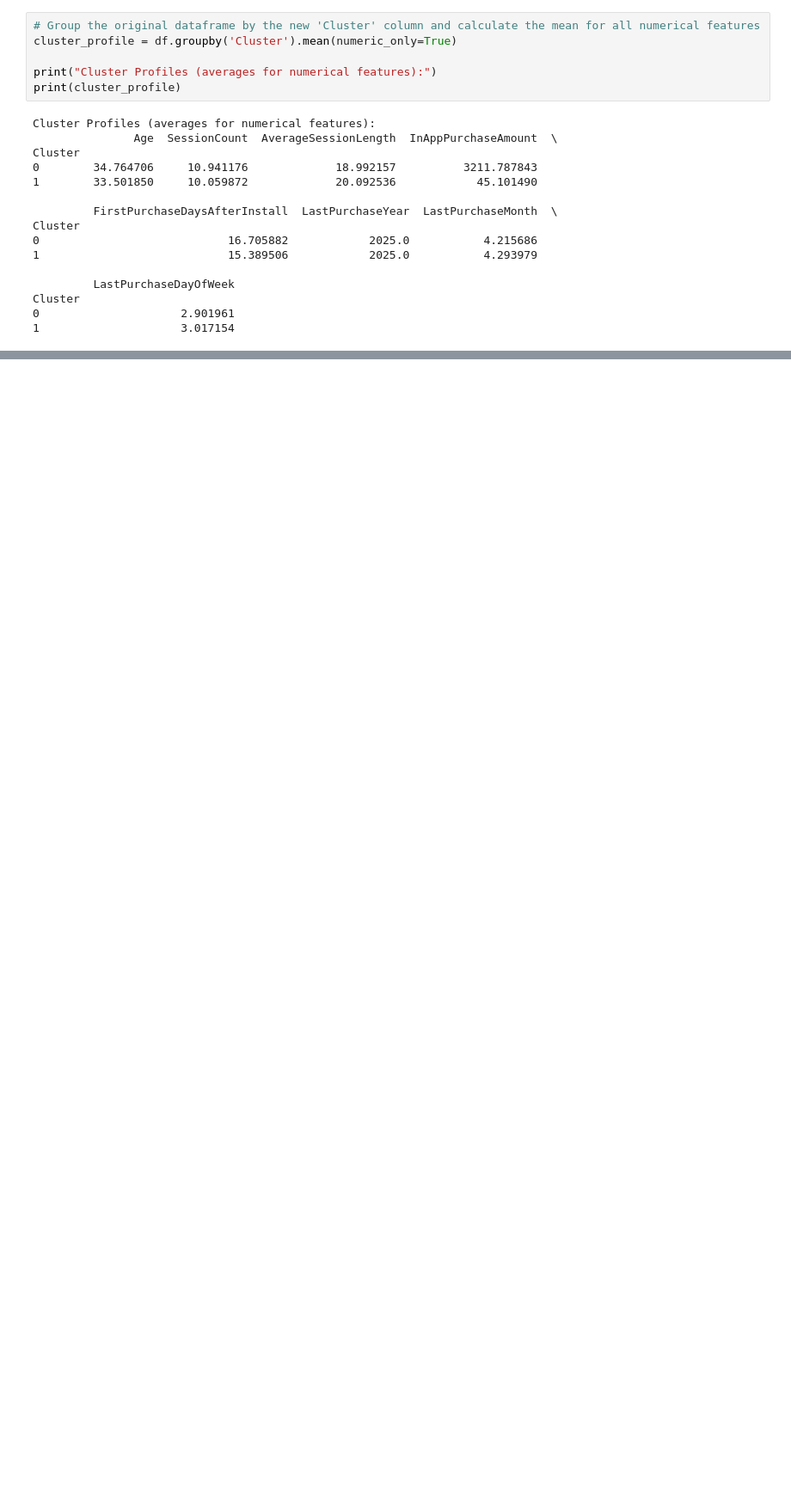
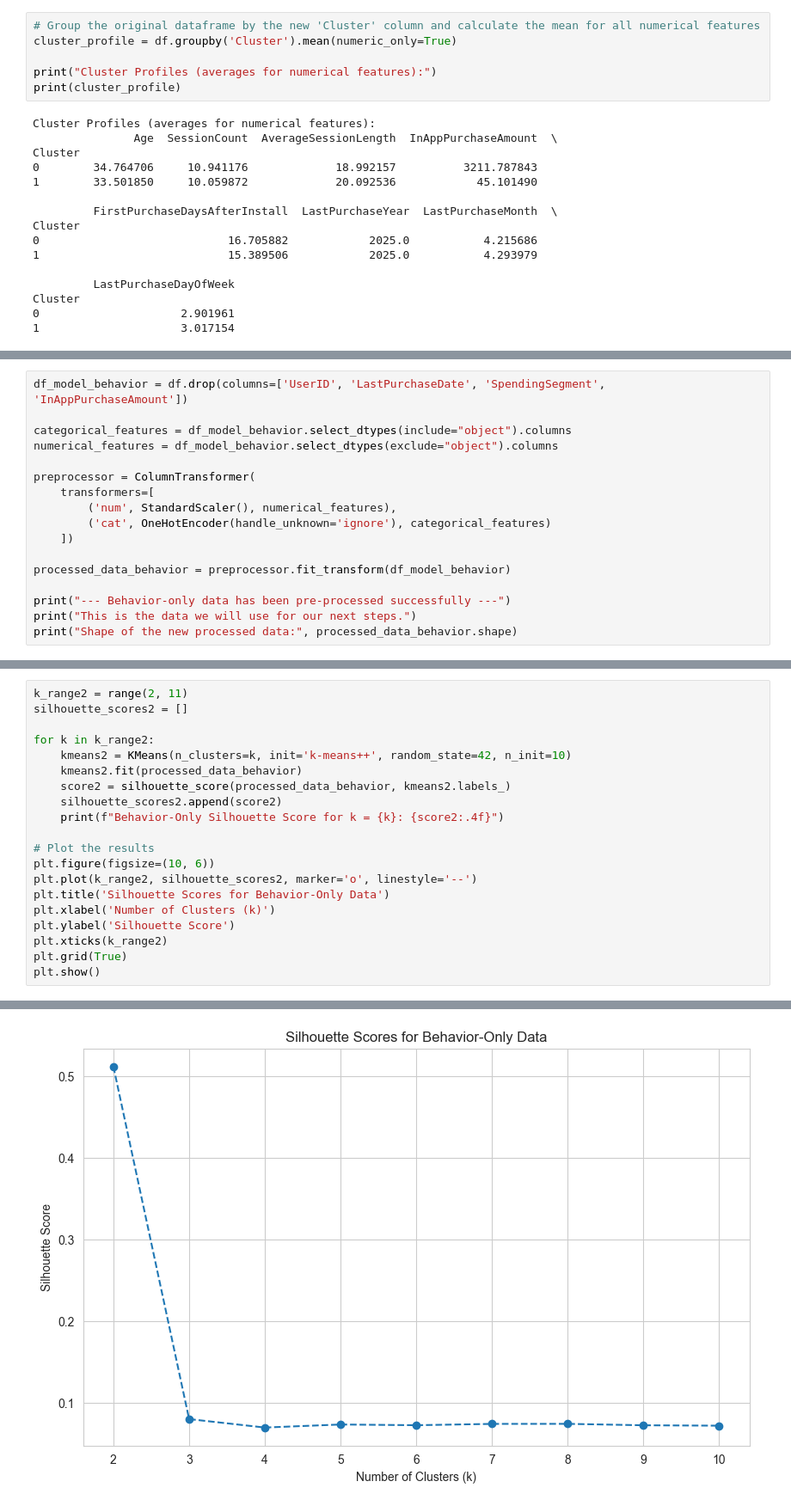
Before and after one commit to TaherBatterywala/In-App-Purchase-Spending-Analysis, a Jupyter notebook: notebook/2_Model1.ipynb, the cells around one changed output, grey strips where cells are left out. Shown at 86% size. Cells and saved outputs as stored; diff of their text form; blank space fills up the shorter version.

Commit message:
K means imroved

```diff
--- a/notebook/2_Model1.ipynb
+++ b/notebook/2_Model1.ipynb
@@ -276,0 +281,17 @@ Cluster
+# %%
+df_model_behavior = df.drop(columns=['UserID', 'LastPurchaseDate', 'SpendingSegment', 'InAppPurchaseAmount'])
+
+categorical_features = df_model_behavior.select_dtypes(include="object").columns
+numerical_features = df_model_behavior.select_dtypes(exclude="object").columns
+
+preprocessor = ColumnTransformer(
+    transformers=[
+        ('num', StandardScaler(), numerical_features),
+        ('cat', OneHotEncoder(handle_unknown='ignore'), categorical_features)
+    ])
+
+processed_data_behavior = preprocessor.fit_transform(df_model_behavior)
+
+print("--- Behavior-only data has been pre-processed successfully ---")
+print("This is the data we will use for our next steps.")
+print("Shape of the new processed data:", processed_data_behavior.shape)
@@ -276,0 +302,21 @@ Cluster
+# %%
+k_range2 = range(2, 11)
+silhouette_scores2 = []
+
+for k in k_range2:
+    kmeans2 = KMeans(n_clusters=k, init='k-means++', random_state=42, n_init=10)
+    kmeans2.fit(processed_data_behavior)
+    score2 = silhouette_score(processed_data_behavior, kmeans2.labels_)
+    silhouette_scores2.append(score2)
+    print(f"Behavior-Only Silhouette Score for k = {k}: {score2:.4f}")
+
+# Plot the results
+plt.figure(figsize=(10, 6))
+plt.plot(k_range2, silhouette_scores2, marker='o', linestyle='--')
+plt.title('Silhouette Scores for Behavior-Only Data')
+plt.xlabel('Number of Clusters (k)')
+plt.ylabel('Silhouette Score')
+plt.xticks(k_range2)
+plt.grid(True)
+plt.show()
+# %% [output]
@@ -276,0 +332 @@ Cluster
+[figure, added]
```
Also changed, not shown: parts of 7 cells of this notebook.
